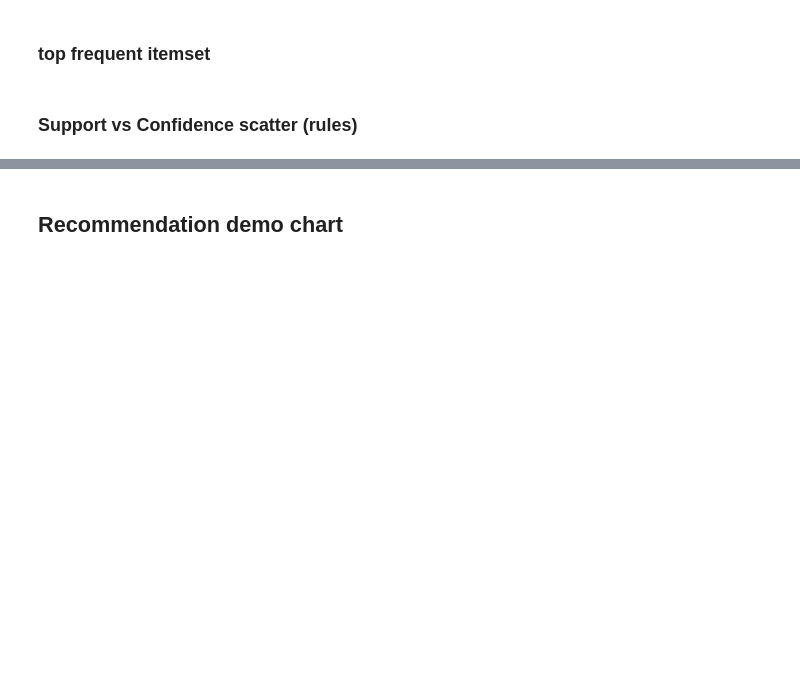
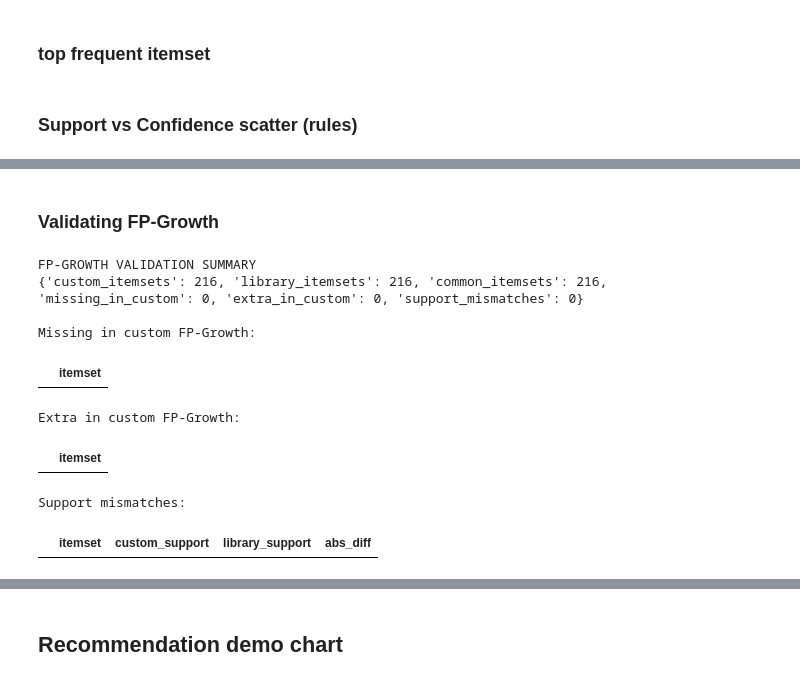
Before and after one commit to tanmay-6/MarketBasketAnalysis, a Jupyter notebook: data_aggregation.ipynb, the cells around one changed output, grey strips where cells are left out. Saved outputs shown, nothing was run; the diff lists cells and outputs as text; code cells hidden in the pictures; blank space fills up the shorter version.

```diff
--- a/data_aggregation.ipynb
+++ b/data_aggregation.ipynb
@@ -720,0 +1119,41 @@ def plot_scatter(rules, title, color, fname):
+# %% [markdown]
+### Validating FP-Growth
+# %%
+custom_fp_counts, n_fp, _ = fp_growth(transactions_list, MINSUP)
+custom_fp_map = counts_to_support_map(custom_fp_counts, n_fp)
+
+lib_fp_df = mlxtend_fpgrowth(
+    basket_df,
+    min_support=MINSUP,
+    use_colnames=True,
+    max_len=MAX_LEN
+)
+lib_fp_map = mlxtend_df_to_support_map(lib_fp_df)
+
+fp_summary, fp_missing, fp_extra, fp_mismatch = compare_itemsets(
+    custom_fp_map,
+    lib_fp_map,
+    tol=1e-12
+)
+
+print("FP-GROWTH VALIDATION SUMMARY")
+print(fp_summary)
+
+print("\nMissing in custom FP-Growth:")
+display(fp_missing.head(20))
+
+print("\nExtra in custom FP-Growth:")
+display(fp_extra.head(20))
+
+print("\nSupport mismatches:")
+display(fp_mismatch.head(20))
+# %% [output]
+FP-GROWTH VALIDATION SUMMARY
+{'custom_itemsets': 216, 'library_itemsets': 216, 'common_itemsets': 216, 'missing_in_custom': 0, 'extra_in_custom': 0, 'support_mismatches': 0}
+
+Missing in custom FP-Growth:
+|  | itemset |
+Extra in custom FP-Growth:
+|  | itemset |
+Support mismatches:
+|  | itemset | custom_support | library_support | abs_diff |
```
Also changed, not shown: parts of 27 cells of this notebook, 7 other files.
